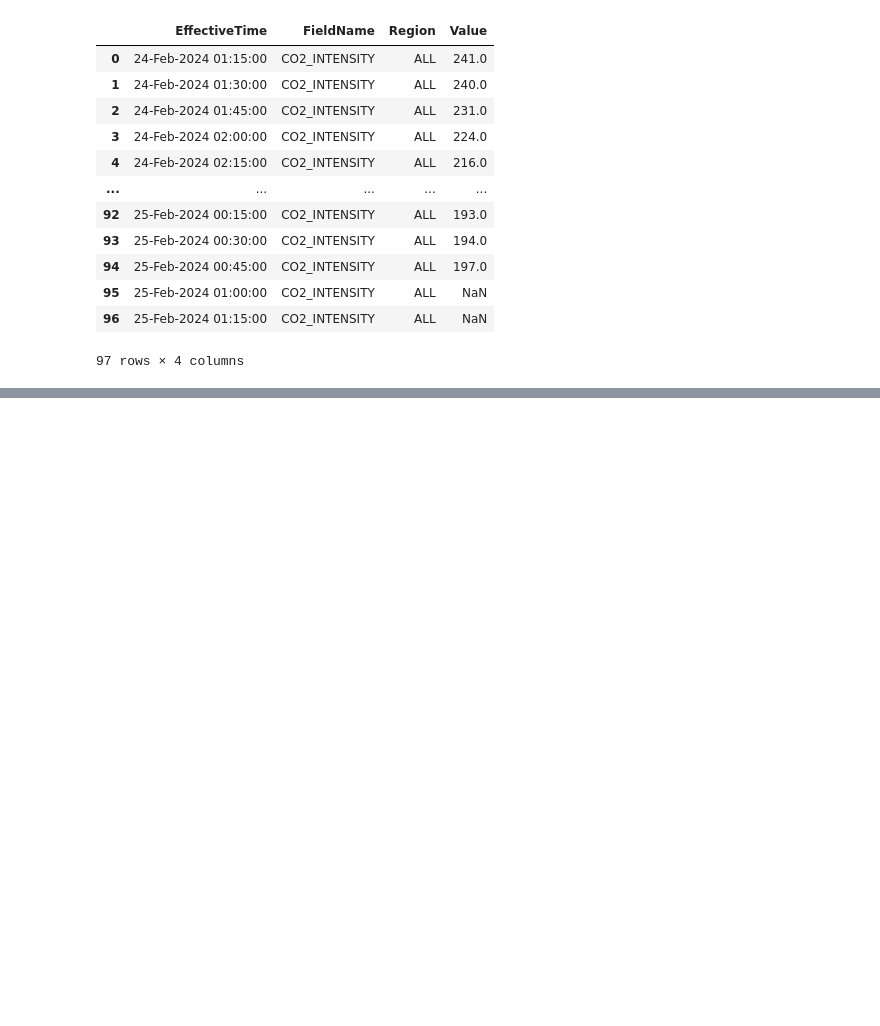
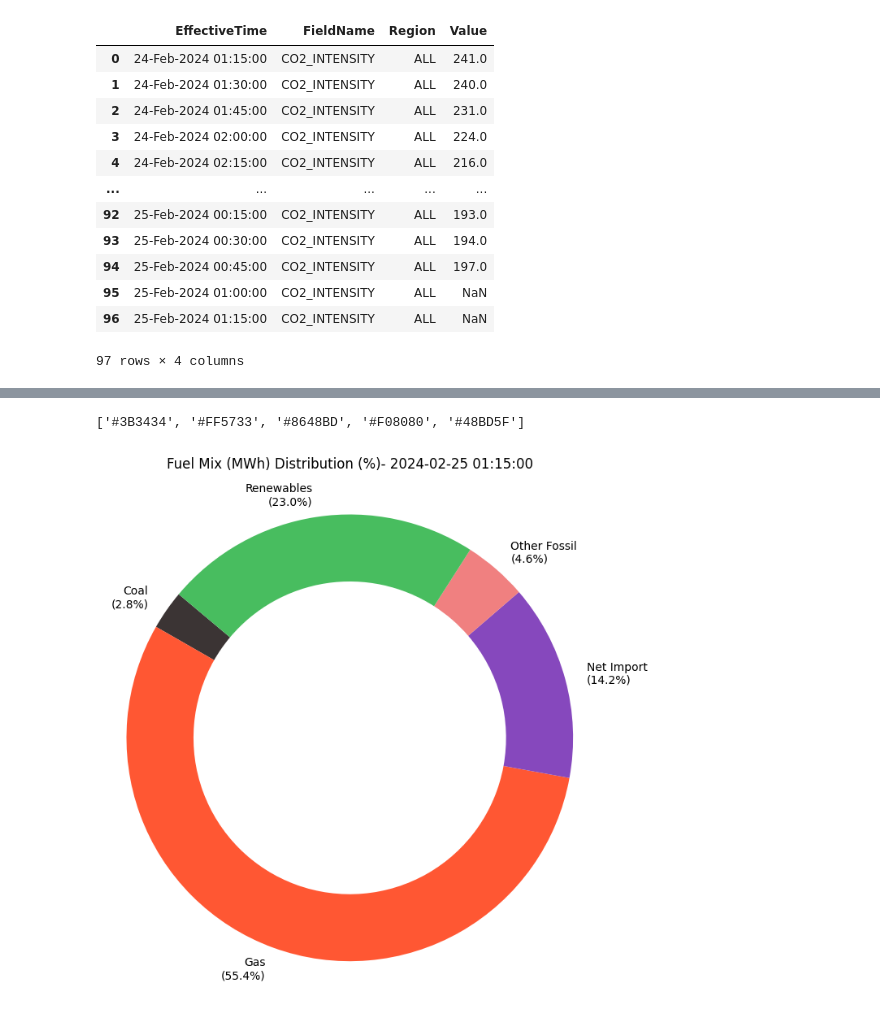
Before and after one commit to SaM-92/telegram-energy-api, a Jupyter notebook: eirgrid_api.ipynb, the cells around one changed output, grey strips where cells are left out. Cells and saved outputs as stored; diff of their text form; code cells hidden in the pictures; blank space fills up the shorter version.

Commit message:
fixed bug on plotting pie chart

```diff
--- a/eirgrid_api.ipynb
+++ b/eirgrid_api.ipynb
@@ -316,0 +367,5 @@ fuel_mix_eirgrid
+# %%
+total = sum(fuel_mix_eirgrid['Value'])
+percentages = [(value / total) * 100 for value in fuel_mix_eirgrid['Value']]
+# %%
+fuel_mix_eirgrid['Percentage'] = percentages
@@ -316,0 +429,25 @@ fuel_mix_eirgrid
+# %%
+pastel_pie_colors
+# %% [output]
+['#3B3434', '#FF5733', '#8648BD', '#F08080', '#48BD5F']
+# %%
+# Adjusting colors to be less vibrant (more pastel-like)
+pastel_colors = {
+    "Coal": "#3B3434",  # Coal - less vibrant gray
+    "Gas": "#FF5733",  # Gas - less vibrant orange
+    "Net Import": "#8648BD",  # Net Import - less vibrant blue
+    "Other Fossil": "#F08080",  # Other Fossil - less vibrant red
+    "Renewables": "#48BD5F"  # Renewables - less vibrant green
+}
+
+# Mapping the pastel colors to the dataframe's FieldName
+pastel_pie_colors = [pastel_colors[field] for field in fuel_mix_eirgrid['FieldName']]
+custom_labels = [f'{row["FieldName"]}\n({row["Percentage"]:.1f}%)' for index, row in fuel_mix_eirgrid.iterrows()]
+plt.figure(figsize=(7, 7))
+plt.pie(fuel_mix_eirgrid['Value'], labels=custom_labels, startangle=140, colors=pastel_pie_colors, wedgeprops=dict(width=0.3))
+plt.title(f'Fuel Mix (MWh) Distribution (%)- {now}')
+plt.axis('equal')  # Equal aspect ratio ensures that pie is drawn as a circle.
+plt.tight_layout()
+plt.show()
+# %% [output]
+[figure, added]
```
Also changed, not shown: parts of 30 cells of this notebook.
